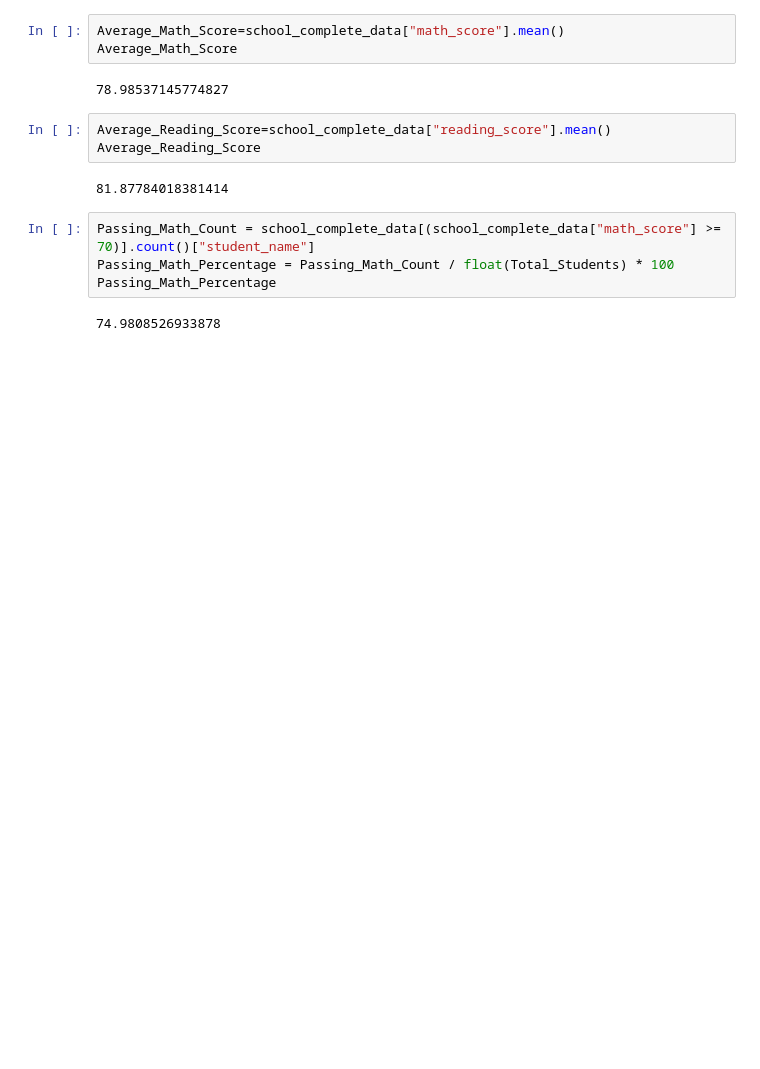
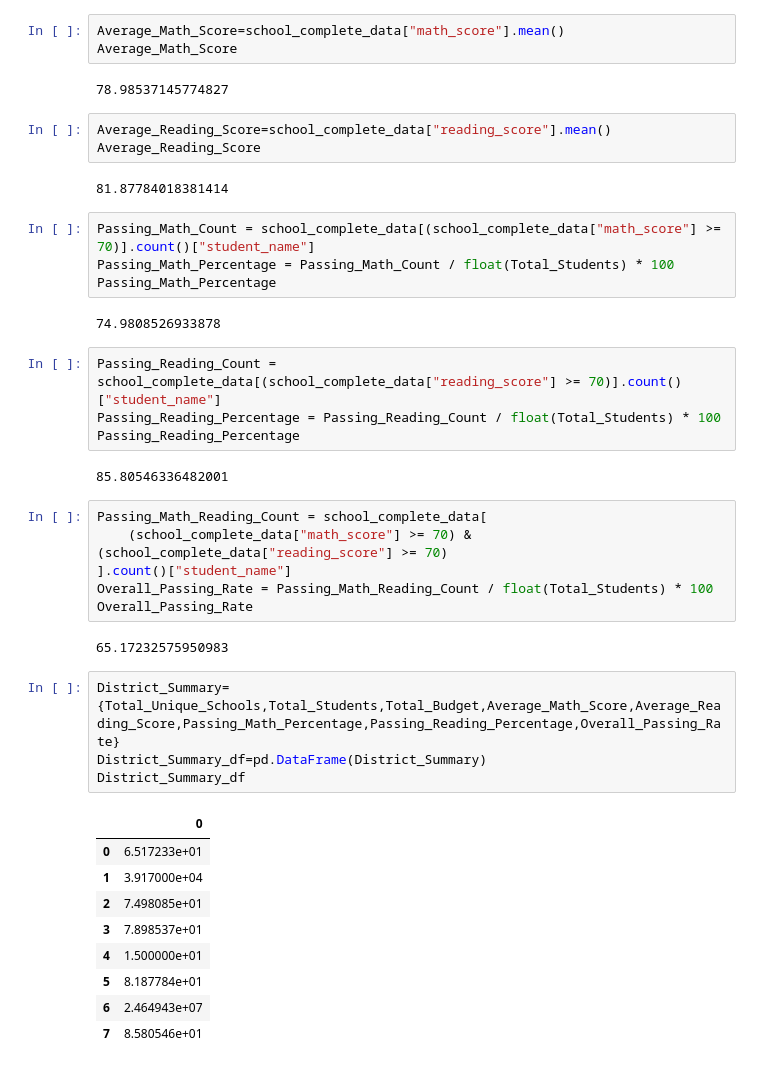
Before and after one commit to guoya35/Pandas-Challenge, a Jupyter notebook: Pandas-Challenge.ipynb, the cells around one changed output. Saved outputs shown, nothing was run; the diff lists cells and outputs as text; blank space fills up the shorter version.

```diff
--- a/Pandas-Challenge.ipynb
+++ b/Pandas-Challenge.ipynb
@@ -87,3 +87,31 @@ Passing_Math_Percentage = Passing_Math_Count / float(Total_Students) * 100
 Passing_Math_Percentage
 # %% [output]
 74.9808526933878
+# %%
+Passing_Reading_Count = school_complete_data[(school_complete_data["reading_score"] >= 70)].count()["student_name"]
+Passing_Reading_Percentage = Passing_Reading_Count / float(Total_Students) * 100
+Passing_Reading_Percentage
+# %% [output]
+85.80546336482001
+# %%
+Passing_Math_Reading_Count = school_complete_data[
+    (school_complete_data["math_score"] >= 70) & (school_complete_data["reading_score"] >= 70)
+].count()["student_name"]
+Overall_Passing_Rate = Passing_Math_Reading_Count / float(Total_Students) * 100
+Overall_Passing_Rate
+# %% [output]
+65.17232575950983
+# %%
+District_Summary={Total_Unique_Schools,Total_Students,Total_Budget,Average_Math_Score,Average_Reading_Score,Passing_Math_Percentage,Passing_Reading_Percentage,Overall_Passing_Rate}
+District_Summary_df=pd.DataFrame(District_Summary)
+District_Summary_df
+# %% [output]
+|  | 0 |
+| 0 | 6.517233e+01 |
+| 1 | 3.917000e+04 |
+| 2 | 7.498085e+01 |
+| 3 | 7.898537e+01 |
+| 4 | 1.500000e+01 |
+| 5 | 8.187784e+01 |
+| 6 | 2.464943e+07 |
+| 7 | 8.580546e+01 |
```
Also changed, not shown: parts of 11 cells of this notebook.
